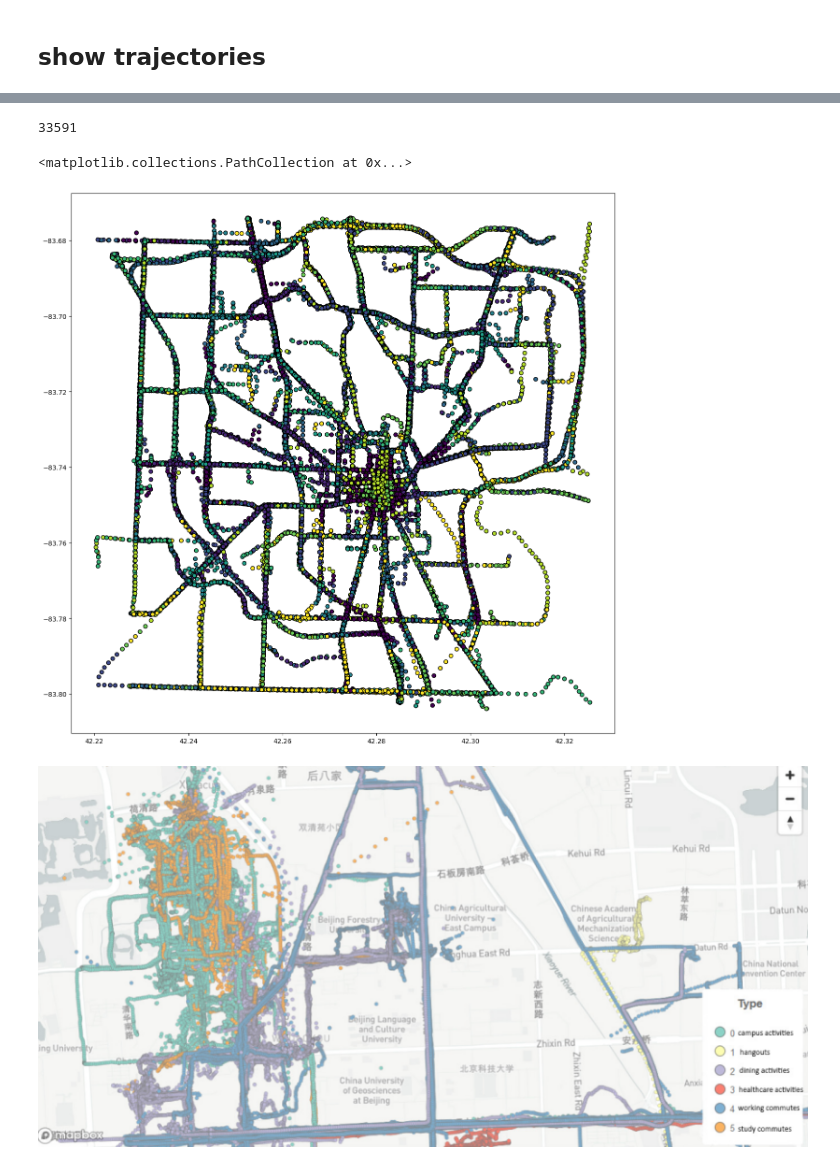
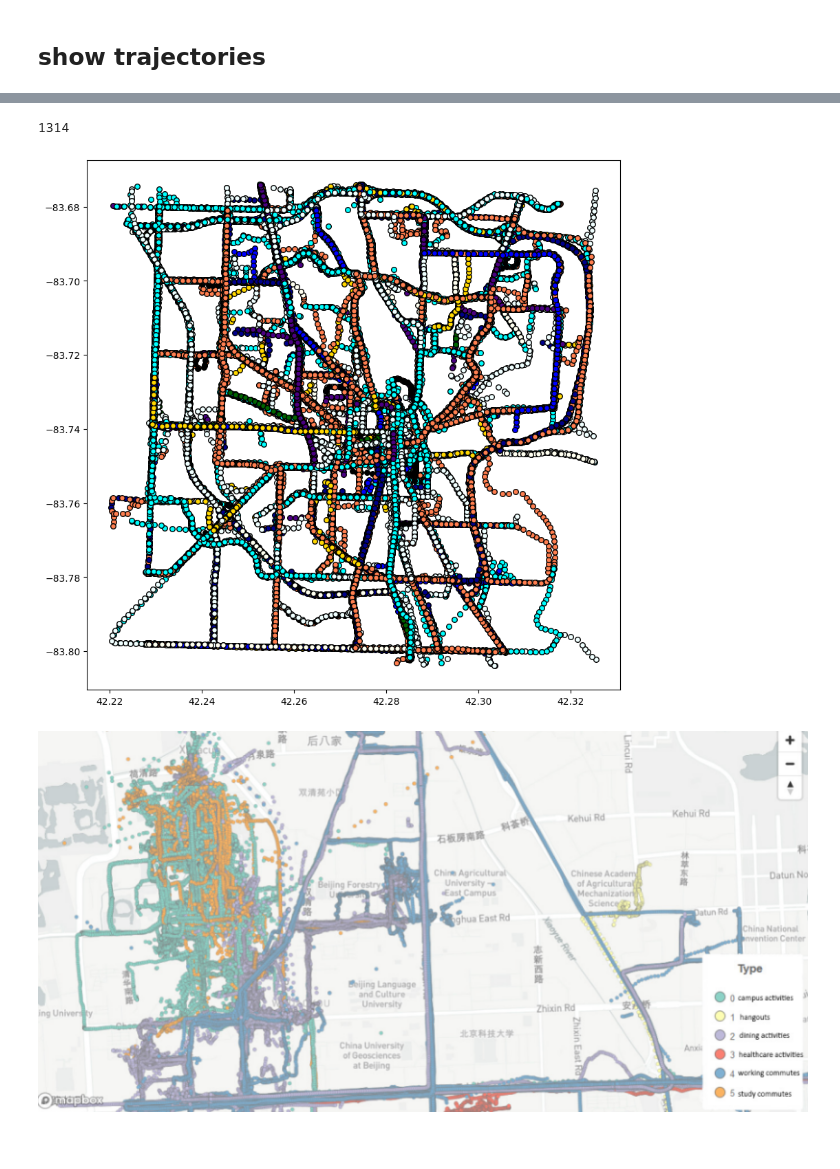
Before and after one commit to TheFebrin/DataScience, a Jupyter notebook: Temporal Data Mining/DETECT - trajectory clustering/LSTM_encoder_decoder.ipynb, the cells around one changed output, grey strips where cells are left out. Cells and saved outputs as stored; diff of their text form; code cells hidden in the pictures.

```diff
--- a/Temporal Data Mining/DETECT - trajectory clustering/LSTM_encoder_decoder.ipynb
+++ b/Temporal Data Mining/DETECT - trajectory clustering/LSTM_encoder_decoder.ipynb
@@ -167,7 +194,7 @@ plt.scatter(X_embedded[:, 0], X_embedded[:, 1], edgecolors="black", c=kmeans.lab
 ## show trajectories
 # %%
 from src.datareader import DataReader
-data_reader = DataReader("VED_dataset/*.csv", files_limit=1)
+data_reader = DataReader("VED_dataset/*.csv", files_limit=2)
 trajectory_data = data_reader.get_data()
 # %%
 trajectory_data.shape, trajectory_data[0].shape
@@ -181,8 +208,6 @@ X_embedded.shape
 from src.fastspd import FastSPD
 fastspd = FastSPD()
 compressed_data = [fastspd.compress(row) for _, row in enumerate(trajectory_data)]
+len(compressed_data)
+# %% [output]
+1314
-# %%
-all_trajectories = [t for trajectory in compressed_data for t in trajectory ]
-len(all_trajectories)
-# %% [output]
-33591
@@ -191,8 +214,20 @@ all_trajectories = np.array(all_trajectories)
-# %%
-plt.figure(figsize=(15, 15))
-plt.scatter(all_trajectories[:, 1], all_trajectories[:, 2], edgecolors="black", c=kmeans.labels_)
-# %% [output]
-<matplotlib.collections.PathCollection at 0x...>
-[figure, removed]
+# %%
+colors = [
+    "aqua", "azure", "black", "blue", "coral", "darkblue", "darkgreen", "gold", "indigo", "ivory", "yellow", "white"
+]
+# %%
+plt.figure(figsize=(10, 10))
+for i, trajectory in enumerate(compressed_data):
+    n = trajectory.shape[0]
+    color = colors[kmeans.labels_[i]]
+    plt.scatter(
+        trajectory[:, 1],
+        trajectory[:, 2],
+        edgecolors="black",
+        color=color,
+        s=30
+    )
+# %% [output]
+[figure, added]
 # %% [markdown]
 ![image.png](attachment:image.png)
```
Also changed, not shown: parts of 28 cells of this notebook, 1 other file.
